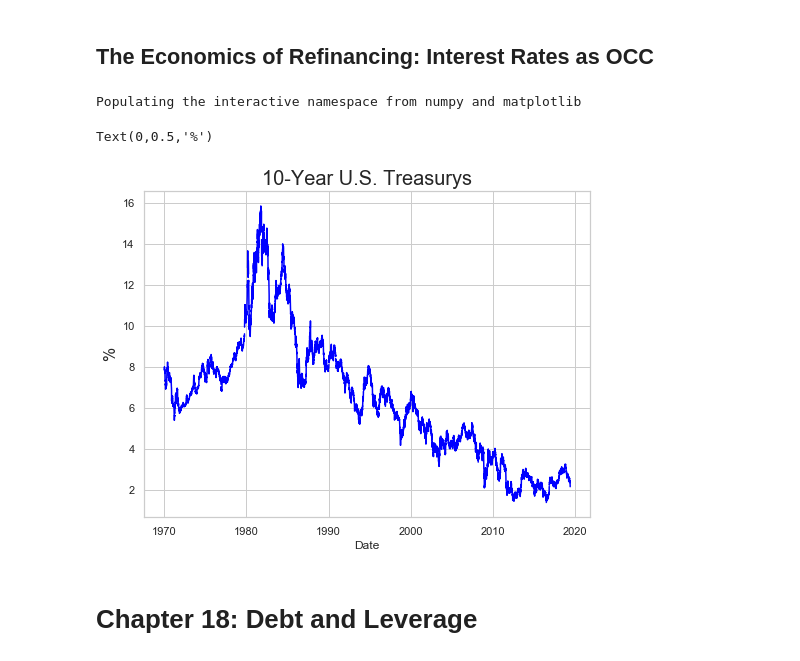
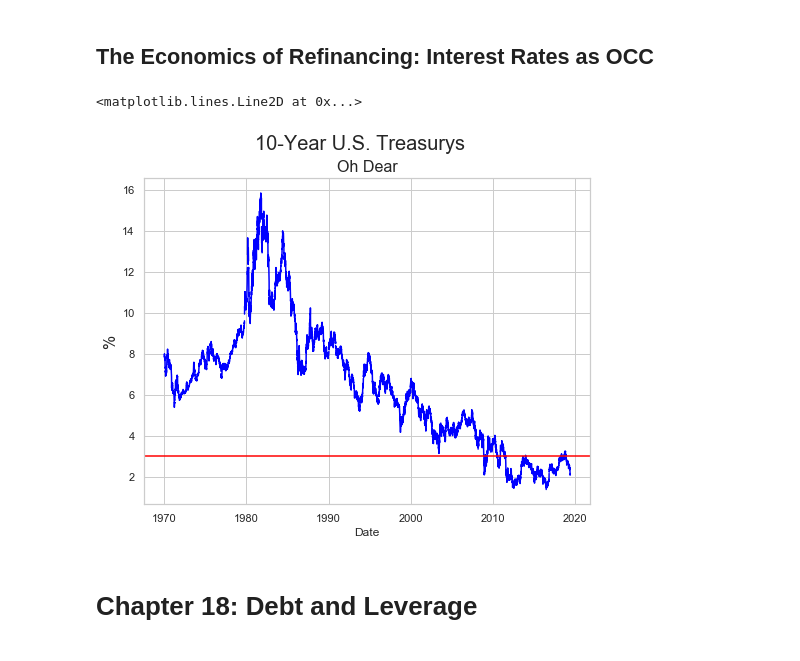
Before and after one commit to thsavage/REAL1-GC.1035, a Jupyter notebook: Notes.ipynb, the cells around one changed output. Cells and saved outputs as stored; diff of their text form; code cells hidden in the pictures.

```diff
--- a/Notes.ipynb
+++ b/Notes.ipynb
@@ -570,23 +633,4 @@ Where:
 * PMT is payment
 # %% [markdown]
 ## The Economics of Refinancing: Interest Rates as OCC
-# %%
-%pylab inline
-import matplotlib.pyplot as plt
-import numpy as np
-import pandas as pd
-import seaborn as sns
-import statsmodels as sm
-import statsmodels.formula.api as smf
-import statsmodels.api as sma
-import patsy
-from statsmodels.graphics.api import abline_plot
-import numpy.linalg as linalg
-from mpl_toolkits.mplot3d import Axes3D
-from matplotlib.colors import ListedColormap
-from sklearn import neighbors, datasets
-from tabulate import tabulate
-sns.set(context='notebook', style='whitegrid', palette='deep', font='sans-serif', font_scale=1, rc=None)
-# %% [output]
-Populating the interactive namespace from numpy and matplotlib
 # %%
@@ -596,12 +637,14 @@ fred = Fred(api_key='30e6ecb242a73869e11cb35f6aa3afc3')
 ten_year = fred.get_series("DGS10", observation_start='1970-01-01')
 # %%
 ten_year.plot(color='blue', figsize=(8, 6))
-plt.title('10-Year U.S. Treasurys', fontsize=20)
+plt.suptitle('10-Year U.S. Treasurys', fontsize=20)
+plt.title('Oh Dear', fontsize=16)
 plt.xlabel('Date')
 plt.ylabel('%', fontsize=16)
+plt.axhline(y=3.0, c="red")
 # %% [output]
-Text(0,0.5,'%')
+<matplotlib.lines.Line2D at 0x...>
-[figure, old version]
+[figure, new version]
 # %% [markdown]
 # Chapter 18: Debt and Leverage
 # %% [markdown]
```
Also changed, not shown: parts of 19 cells of this notebook.
